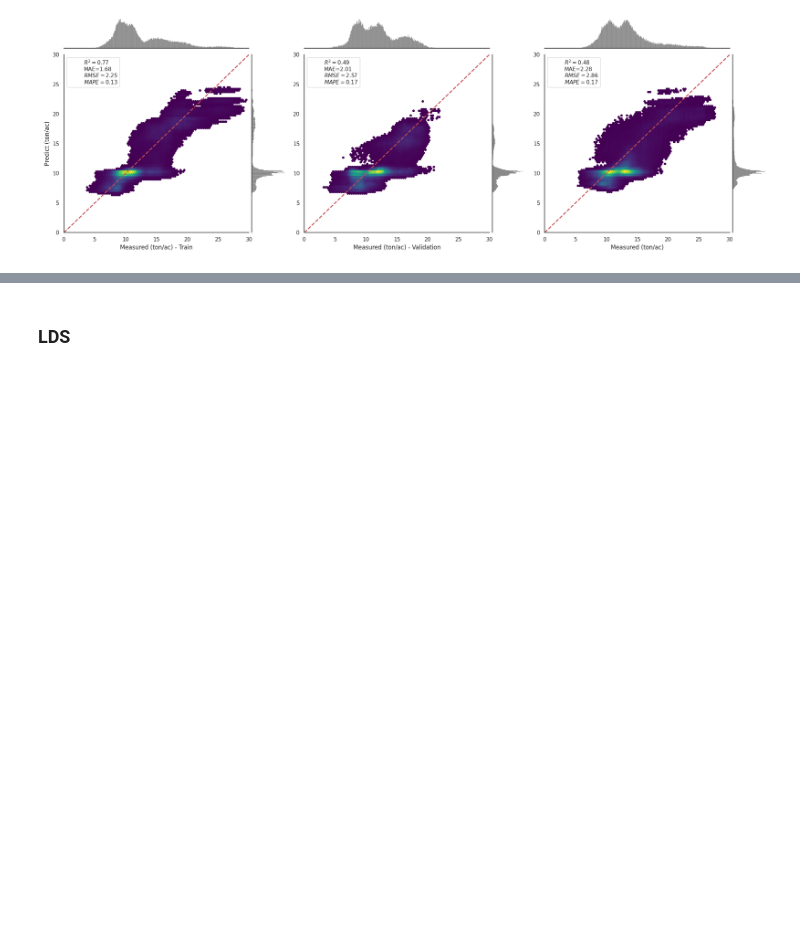
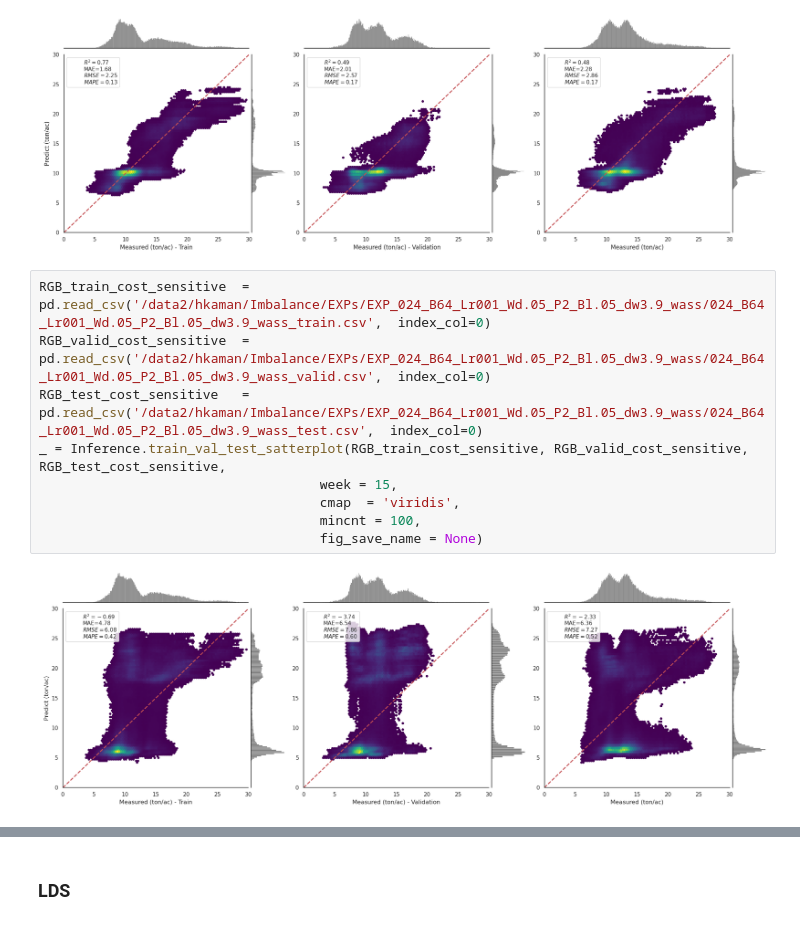
Before and after one commit to plant-ai-biophysics-lab/imbalance_deep_regression_yield_forecasting, a Jupyter notebook: Inference/ReWeightingMethods.ipynb, the cells around one changed output, grey strips where cells are left out. Drawn from its saved outputs; the diff is of its cells as text; blank space fills up the shorter version.

```diff
--- a/Inference/ReWeightingMethods.ipynb
+++ b/Inference/ReWeightingMethods.ipynb
@@ -238,3 +237,14 @@ _ = Inference.train_val_test_satterplot(RGB_train_cost_sensitive, RGB_valid_cost
                                     fig_save_name = None)
 # %% [output]
 [figure]
+# %%
+RGB_train_cost_sensitive  = pd.read_csv('/data2/hkaman/Imbalance/EXPs/EXP_024_B64_Lr001_Wd.05_P2_Bl.05_dw3.9_wass/024_B64_Lr001_Wd.05_P2_Bl.05_dw3.9_wass_train.csv',  index_col=0)
+RGB_valid_cost_sensitive  = pd.read_csv('/data2/hkaman/Imbalance/EXPs/EXP_024_B64_Lr001_Wd.05_P2_Bl.05_dw3.9_wass/024_B64_Lr001_Wd.05_P2_Bl.05_dw3.9_wass_valid.csv',  index_col=0)
+RGB_test_cost_sensitive   = pd.read_csv('/data2/hkaman/Imbalance/EXPs/EXP_024_B64_Lr001_Wd.05_P2_Bl.05_dw3.9_wass/024_B64_Lr001_Wd.05_P2_Bl.05_dw3.9_wass_test.csv',  index_col=0)
+_ = Inference.train_val_test_satterplot(RGB_train_cost_sensitive, RGB_valid_cost_sensitive, RGB_test_cost_sensitive,
+                                    week = 15,
+                                    cmap  = 'viridis',
+                                    mincnt = 100,
+                                    fig_save_name = None)
+# %% [output]
+[figure, added]
```
Also changed, not shown: parts of 2 cells of this notebook, 6 other files.
